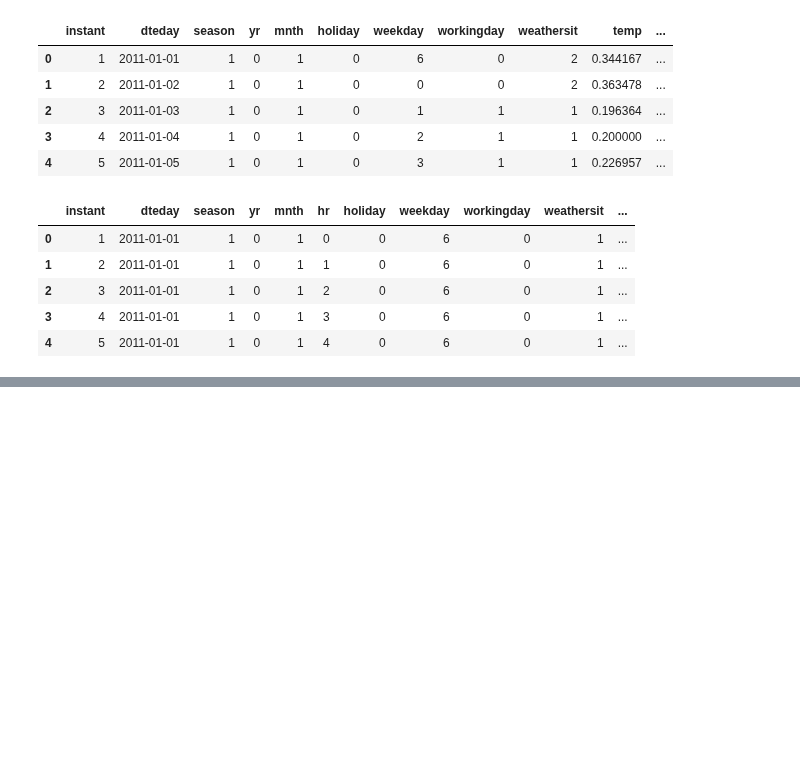
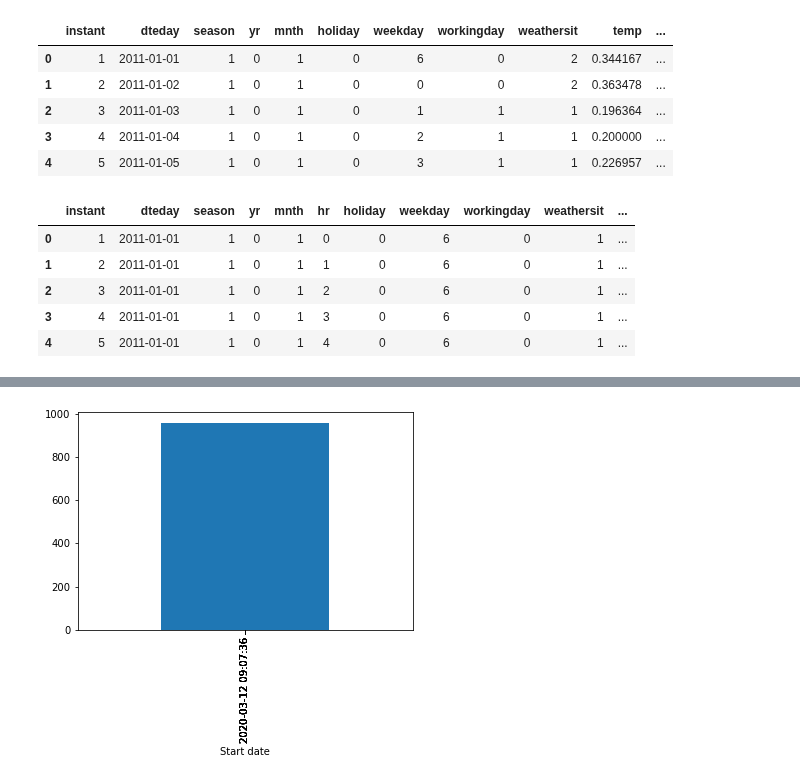
Before and after one commit to shekharbiswas/antelope, a Jupyter notebook: bikesharing.ipynb, the cells around one changed output, grey strips where cells are left out. Cells and saved outputs as stored; diff of their text form; code cells hidden in the pictures; blank space fills up the shorter version.

```diff
--- a/bikesharing.ipynb
+++ b/bikesharing.ipynb
@@ -200,3 +200,10 @@ sns.catplot(y='Modelling Algo',x='RMSE',data=rmse_frame,kind='bar',height=5,aspe
 # %%
 # For example, top 10 start stations by volume of traffic. (number of occurances)
 data2011['Start station'].value_counts()[0:10].plot(kind = 'bar');
+# %%
+# Time Series
+import datetime
+df = pd.read_csv('202003-capitalbikeshare-tripdata.csv')
+df['Start date'] = pd.to_datetime(df['Start date'])
+df['End date'] = pd.to_datetime(df['End date'])
+df['End date'] - df['Start date']
@@ -202,0 +236,3 @@ data2011['Start station'].value_counts()[0:10].plot(kind = 'bar');
+# %%
+# Again ?
+df['End date'] = pd.to_datetime(df['End date'])
@@ -202,0 +256,2 @@ data2011['Start station'].value_counts()[0:10].plot(kind = 'bar');
+# %%
+df.index = df['Start date']
@@ -202,0 +311,4 @@ data2011['Start station'].value_counts()[0:10].plot(kind = 'bar');
+# %%
+df['2020-03-12']['Duration'][2001:2009].plot(kind = 'bar');
+# %% [output]
+[figure, added]
```
Also changed, not shown: parts of 12 cells of this notebook, 1 other file.
